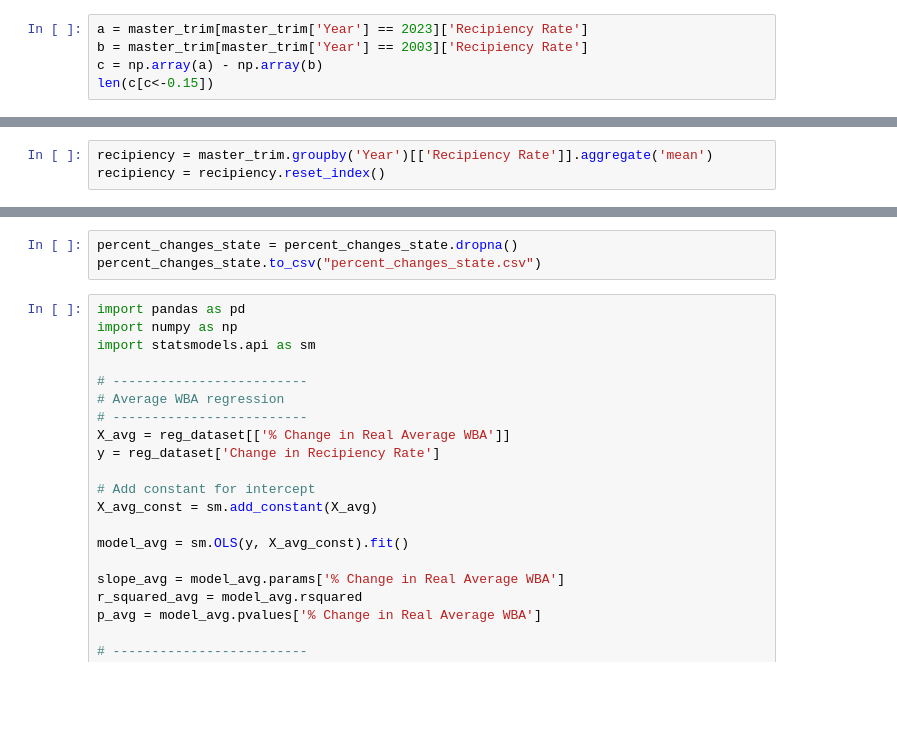
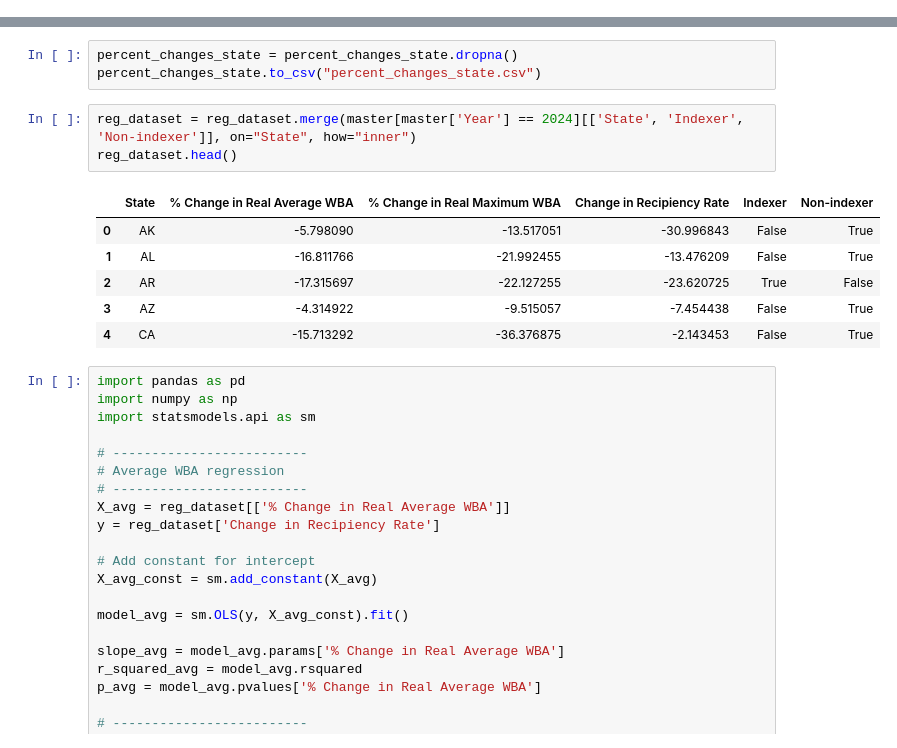
Before and after one commit to kguo12/UI-Inflation, a Jupyter notebook: UI Inflation Figures.ipynb, the cells around one changed output, grey strips where cells are left out. Saved outputs shown, nothing was run; the diff lists cells and outputs as text; blank space fills up the shorter version.

```diff
--- a/UI Inflation Figures.ipynb
+++ b/UI Inflation Figures.ipynb
@@ -526,5 +493,0 @@ master_trim
-# %%
-a = master_trim[master_trim['Year'] == 2023]['Recipiency Rate']
-b = master_trim[master_trim['Year'] == 2003]['Recipiency Rate']
-c = np.array(a) - np.array(b)
-len(c[c<-0.15])
@@ -533,3 +493,0 @@ len(c[c<-0.15])
-# %%
-recipiency = master_trim.groupby('Year')[['Recipiency Rate']].aggregate('mean')
-recipiency = recipiency.reset_index()
@@ -1400,6 +1315,16 @@ for year in range(2001,2015):
 # %%
 percent_changes_state = percent_changes_state.dropna()
 percent_changes_state.to_csv("percent_changes_state.csv")
+# %%
+reg_dataset = reg_dataset.merge(master[master['Year'] == 2024][['State', 'Indexer', 'Non-indexer']], on="State", how="inner")
+reg_dataset.head()
+# %% [output]
+|  | State | % Change in Real Average WBA | % Change in Real Maximum WBA | Change in Recipiency Rate | Indexer | Non-indexer |
+| 0 | AK | -5.798090 | -13.517051 | -30.996843 | False | True |
+| 1 | AL | -16.811766 | -21.992455 | -13.476209 | False | True |
+| 2 | AR | -17.315697 | -22.127255 | -23.620725 | True | False |
+| 3 | AZ | -4.314922 | -9.515057 | -7.454438 | False | True |
+| 4 | CA | -15.713292 | -36.376875 | -2.143453 | False | True |
 # %%
 import pandas as pd
 import numpy as np
```
Also changed, not shown: parts of 55 cells of this notebook, 8 other files.
